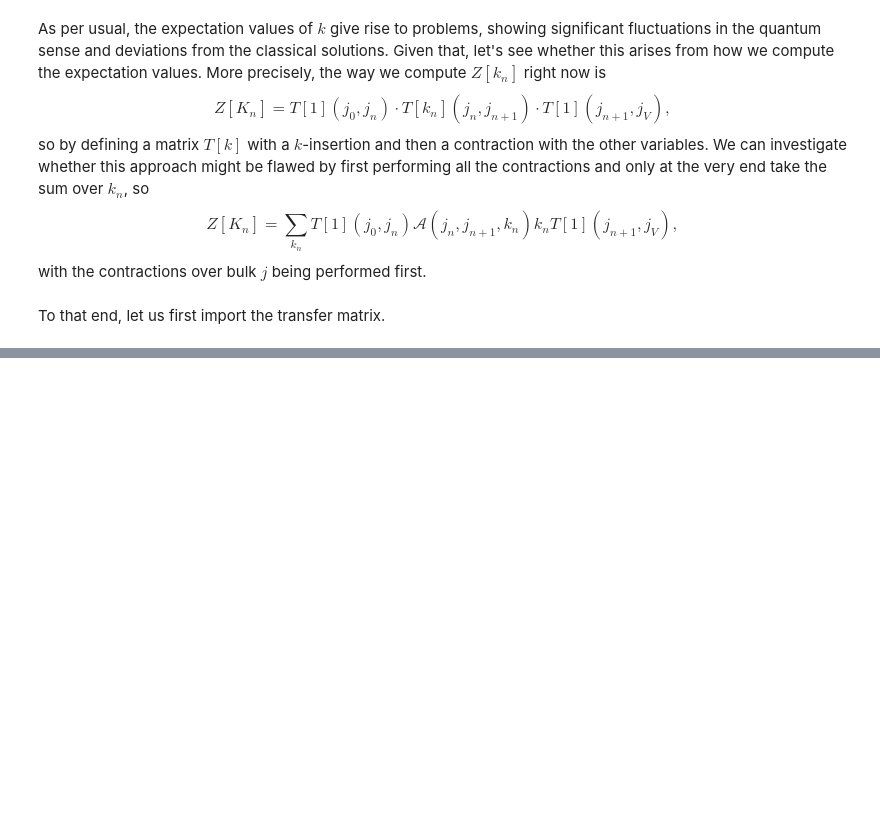
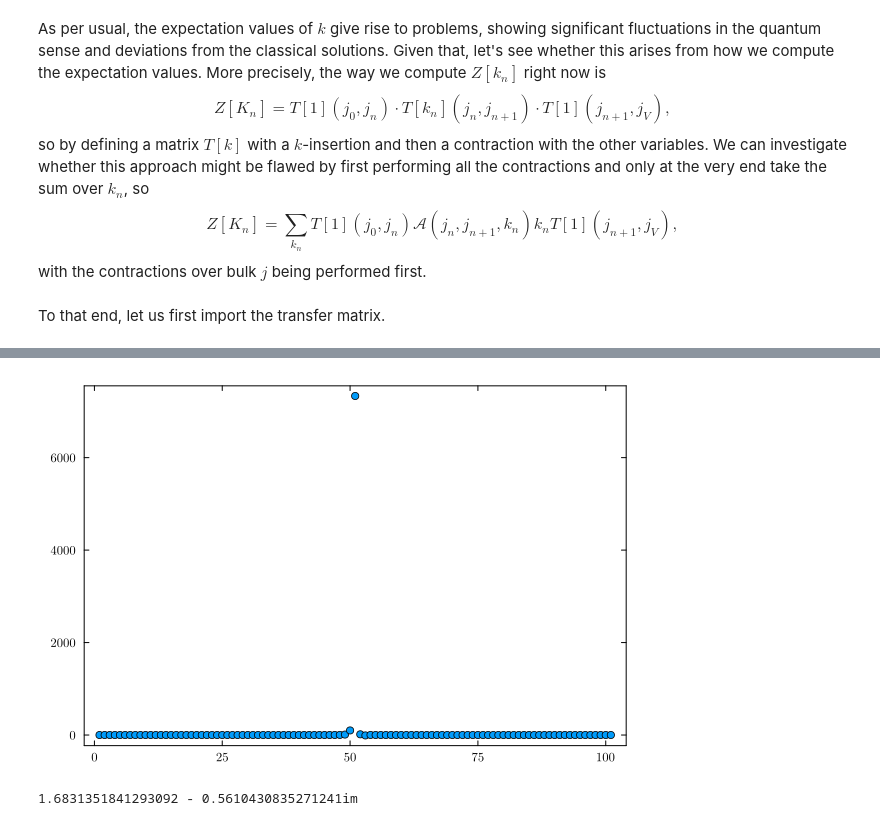
Before and after one commit to Jercheal/transfer_matrix, a Jupyter notebook: evaluate.ipynb, the cells around one changed output, grey strips where cells are left out. Drawn from its saved outputs; the diff is of its cells as text; code cells hidden in the pictures; blank space fills up the shorter version.

```diff
--- a/evaluate.ipynb
+++ b/evaluate.ipynb
@@ -239,0 +249,9 @@ scatter(k_range, real.(k_summand), label="Real part of k summand", xlabel=L"k",
+# %%
+j1_summand = [wynn(accumulate(+, [ k * μ_toy(γ * 0.5 * 300 / V, γ * 0.5 * i / V, k, α) *  exp(V^3 * im * S_III(γ * 0.5 * 300 / V^3, γ * 0.5 * i / V^3, k, Λ)) for k in k_range])[end-50:end], 1e-10)[1] * T_sq[i, 600] for i in 1:N]
+scatter(real.(j1_summand)[550:650])
+# %% [output]
+[figure, added]
+# %%
+sum(j1_summand) / Z[300, 600]
+# %% [output]
+1.6831351841293092 - 0.5610430835271241im
```
Also changed, not shown: parts of 10 cells of this notebook.
